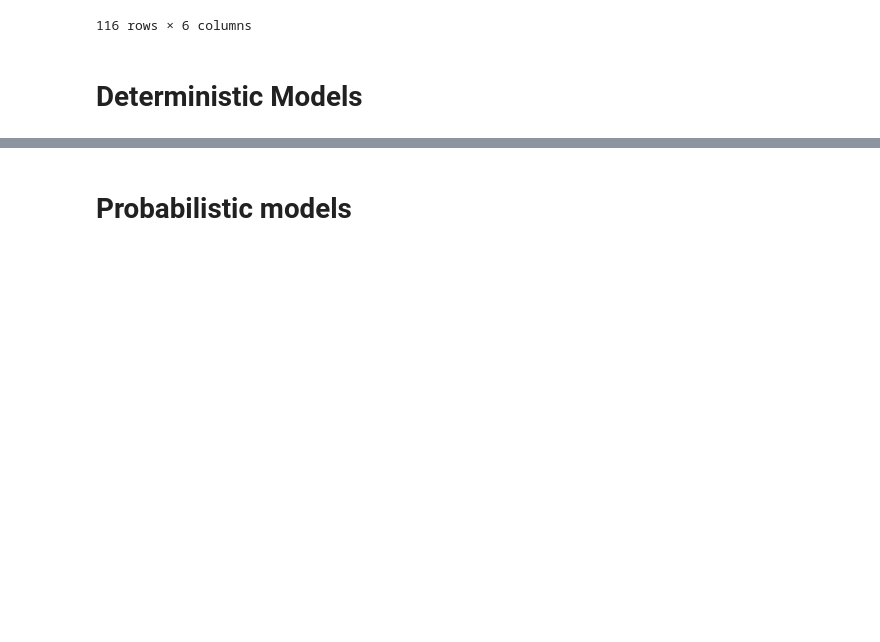
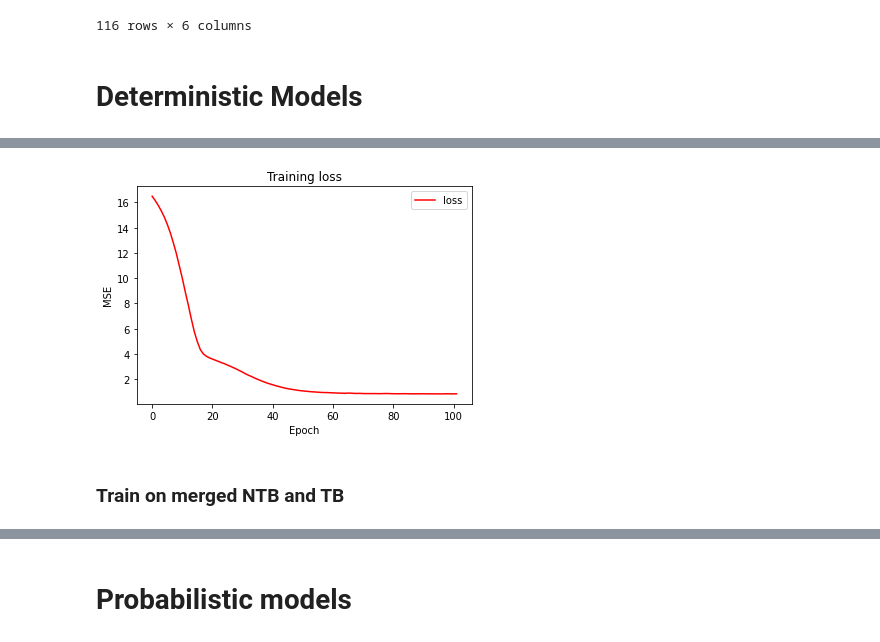
Before and after one commit to daitranskku/soil_properties, a Jupyter notebook: Step1_develop_regression_models.ipynb, the cells around one changed output, grey strips where cells are left out. Drawn from its saved outputs; the diff is of its cells as text; code cells hidden in the pictures; blank space fills up the shorter version.

```diff
--- a/Step1_develop_regression_models.ipynb
+++ b/Step1_develop_regression_models.ipynb
@@ -177,0 +205,2 @@ plt.show()
+# %%
+model = create_model(dim = 3)
@@ -177,0 +224,11 @@ plt.show()
+# %%
+checkpoint_best_only = get_checkpoint_best_only(model_type = 'deterministic', train_data = 'tb')
+early_stopping = get_early_stopping()
+callbacks = [checkpoint_best_only, early_stopping]
+# %%
+%%time
+hist = model.fit(normalized_X_train_tb, y_train_tb,
+                epochs = 250, verbose=1,
+                batch_size=16,
+                callbacks=callbacks)
+#                 validation_data=(normalized_X_train_tb,y_train_tb))
@@ -177,0 +253,12 @@ plt.show()
+# %%
+plt.plot(hist.history['loss'],'r',label='loss')
+# plt.plot(hist.history['val_loss'],'b',label='val_loss')
+plt.title('Training loss')
+plt.xlabel('Epoch')
+plt.ylabel('MSE')
+plt.legend()
+plt.show()
+# %% [output]
+[figure, added]
+# %% [markdown]
+### **Train on merged NTB and TB**
```
Also changed, not shown: parts of 43 cells of this notebook, 11 other files.
